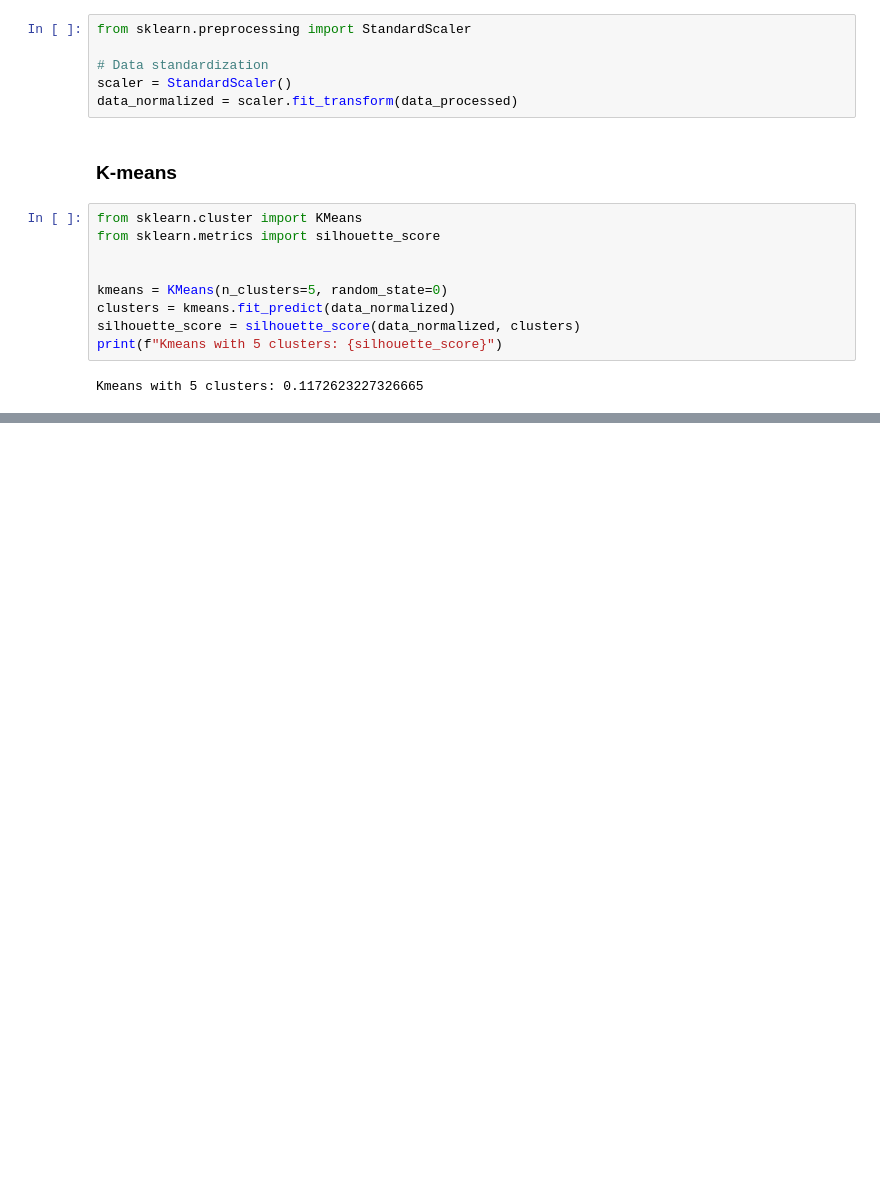
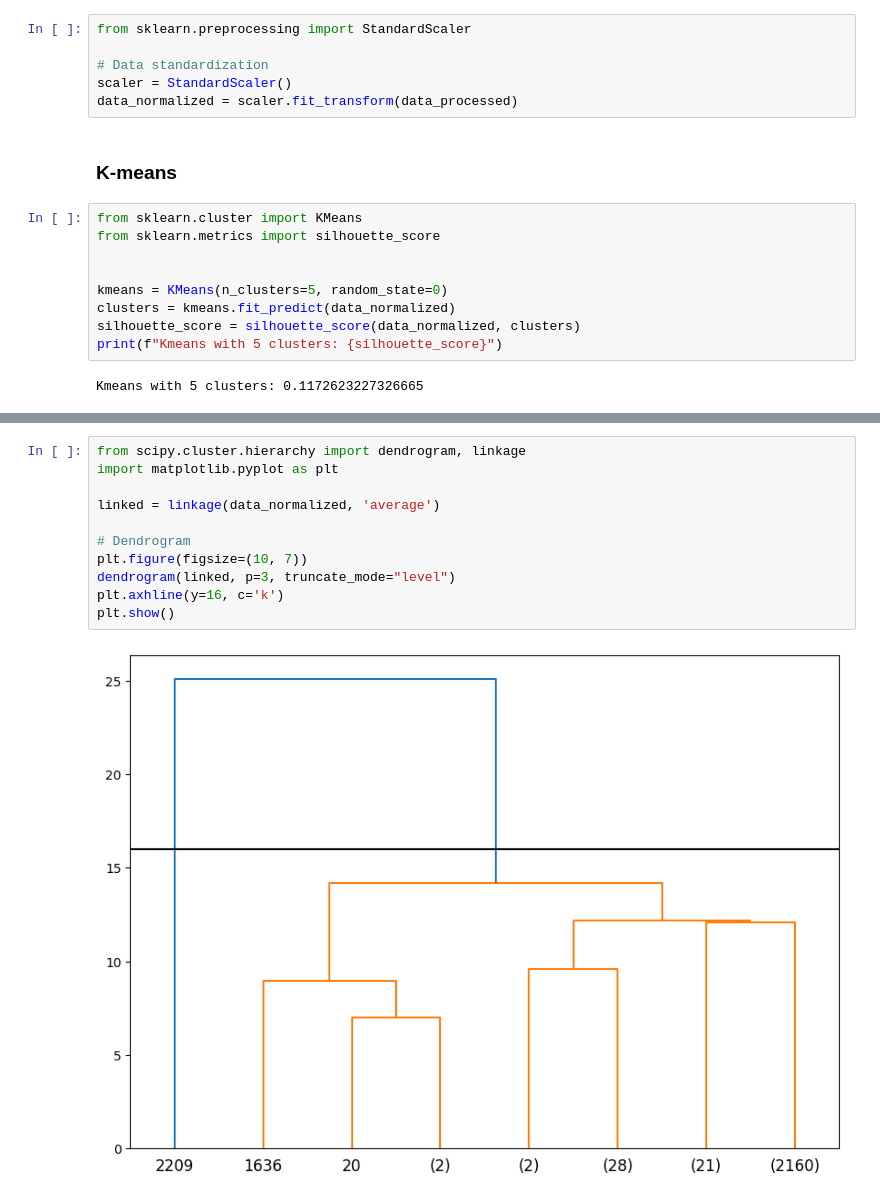
Before and after one commit to walachowska/Clustering_algorithm, a Jupyter notebook: Clustering_alg.ipynb, the cells around one changed output, grey strips where cells are left out. Drawn from its saved outputs; the diff is of its cells as text; blank space fills up the shorter version.

```diff
--- a/Clustering_alg.ipynb
+++ b/Clustering_alg.ipynb
@@ -144,0 +148,13 @@ plt.show()
+# %%
+from scipy.cluster.hierarchy import dendrogram, linkage
+import matplotlib.pyplot as plt
+
+linked = linkage(data_normalized, 'average')
+
+# Dendrogram
+plt.figure(figsize=(10, 7))
+dendrogram(linked, p=3, truncate_mode="level")
+plt.axhline(y=16, c='k')
+plt.show()
+# %% [output]
+[figure, added]
```
Also changed, not shown: parts of 5 cells of this notebook.
